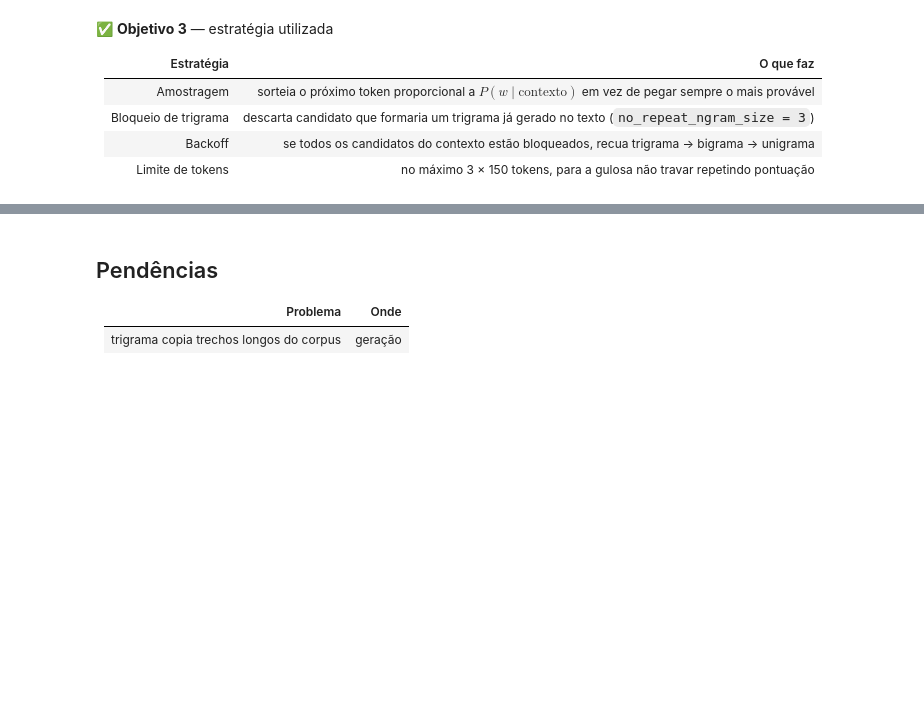
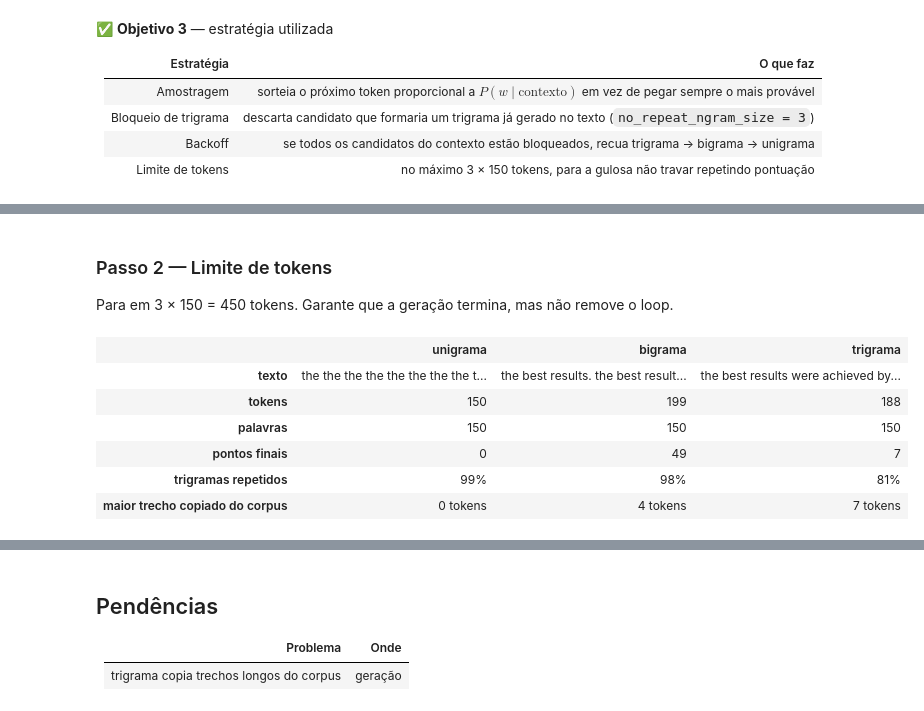
Before and after one commit to joaoleahy/topicos-banco-de-dados-ii, a Jupyter notebook: pratica-2-ngramas/notebook.ipynb, the cells around one changed output, grey strips where cells are left out. Drawn from its saved outputs; the diff is of its cells as text; code cells hidden in the pictures; blank space fills up the shorter version.

```diff
--- a/pratica-2-ngramas/notebook.ipynb
+++ b/pratica-2-ngramas/notebook.ipynb
@@ -260,0 +370,14 @@ bigramas mais repetidos (bigrama, gulosa + bloqueio): [(('de', 'um'), 19), ((','
+# %% [markdown]
+### Passo 2 — Limite de tokens
+
+Para em 3 × 150 = 450 tokens. Garante que a geração termina, mas não remove o loop.
+# %%
+evolucao["2. + limite de tokens"] = comparar(gulosa=True, backoff=False)
+# %% [output]
+|  | unigrama | bigrama | trigrama |
+| texto | the the the the the the the the t... | the best results. the best result... | the best results were achieved by... |
+| tokens | 150 | 199 | 188 |
+| palavras | 150 | 150 | 150 |
+| pontos finais | 0 | 49 | 7 |
+| trigramas repetidos | 99% | 98% | 81% |
+| maior trecho copiado do corpus | 0 tokens | 4 tokens | 7 tokens |
```
Also changed, not shown: parts of 41 cells of this notebook, 1 other file.
